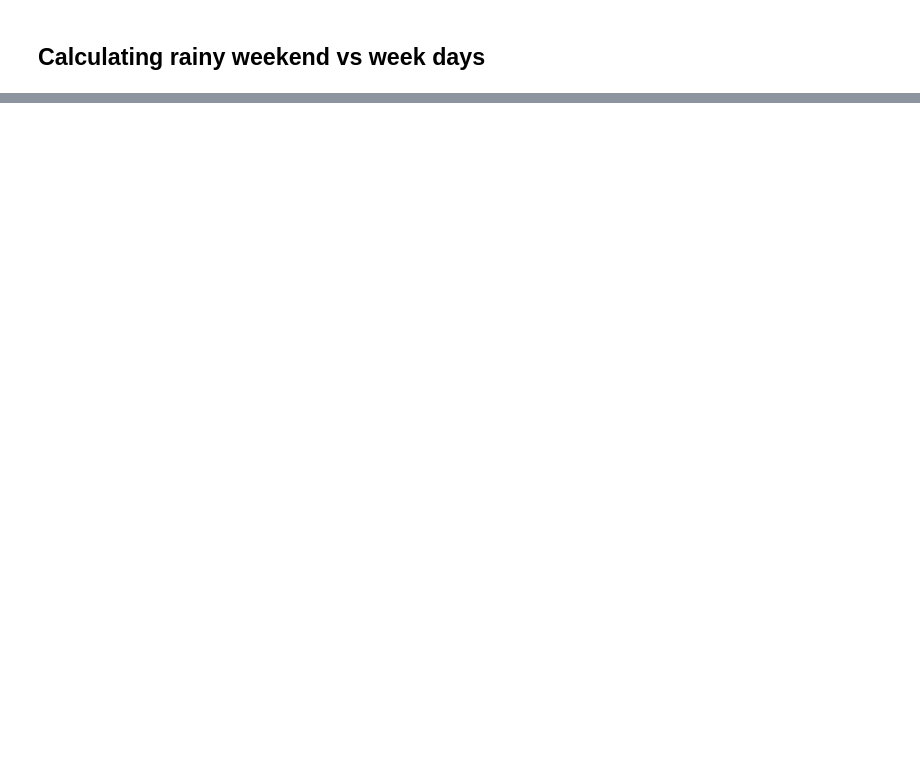
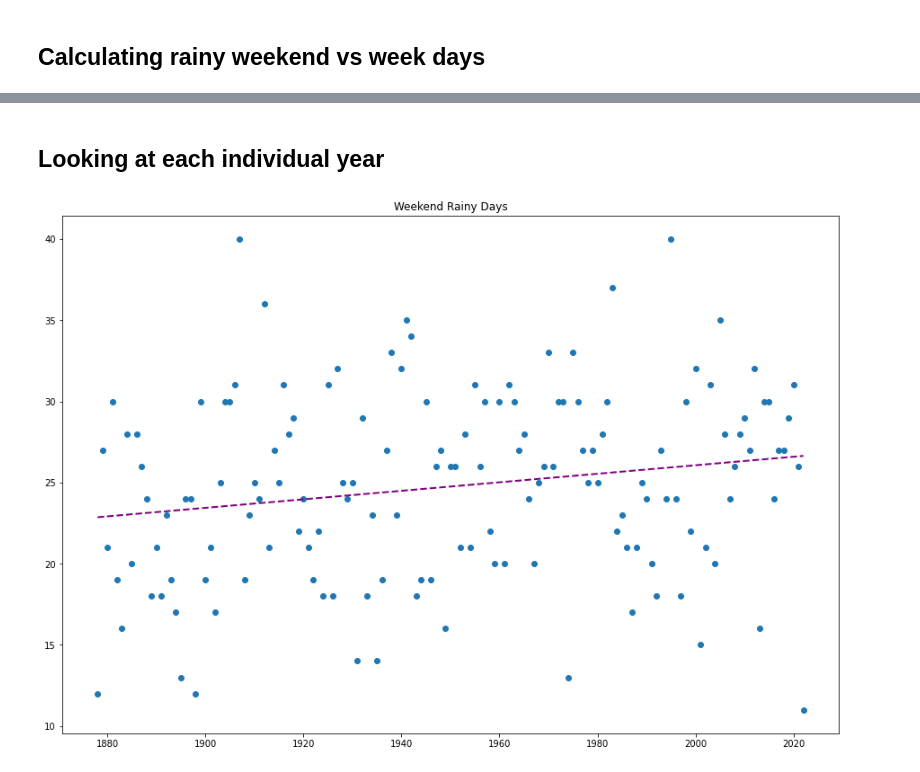
Before and after one commit to Donny208/BoiseWeatherAnalyzer, a Jupyter notebook: Analyze.ipynb, the cells around one changed output, grey strips where cells are left out. Saved outputs shown, nothing was run; the diff lists cells and outputs as text; code cells hidden in the pictures; blank space fills up the shorter version.

```diff
--- a/Analyze.ipynb
+++ b/Analyze.ipynb
@@ -40,0 +69,46 @@ plt.show()
+# %% [markdown]
+## Looking at each individual year
+# %%
+rain_data = []
+
+for x in range(min(df['year']), max(df['year'])+1):
+      year_data = df.loc[df['year']==x]
+      year_data_rain_days = year_data.loc[year_data['precipitation'] > 0]
+      weekend = year_data.loc[year_data['weekday'] > (3 if include_friday_as_weeked else 4)]
+      weekend_rain = weekend.loc[weekend['precipitation'] > 0]
+      weekday = year_data.loc[year_data['weekday'] < (4 if include_friday_as_weeked else 5)]
+      weekday_rain = weekday.loc[weekday['precipitation'] > 0]
+
+      rain_data.append({
+            'year': x,
+            'total_days': len(year_data),
+            'total_rain_days': len(year_data_rain_days),
+            'total_weekend_days': len(weekend),
+            'total_weekend_rain_days': len(weekend_rain),
+            'weekend_rain_percentage': (len(weekend_rain)/len(weekend))*100,
+            'total_weekday_days': len(weekday),
+            'total_weekday_rain_days': len(weekday_rain),
+            'weekday_rain_percentage': (len(weekday_rain)/len(weekday))*100
+      })
+# %%
+fig = plt.figure()
+ax = fig.add_axes([0, 0, 2, 2])
+
+#define data
+x = np.array([x['year'] for x in rain_data])
+y = np.array([x['total_weekend_rain_days'] for x in rain_data])
+
+#create scatterplot
+plt.scatter(x, y)
+
+#calculate equation for trendline
+z = np.polyfit(x, y, 1)
+p = np.poly1d(z)
+
+#add trendline to plot
+plt.plot(x, p(x), color='purple', linewidth='2', linestyle='--')
+
+plt.title("Weekend Rainy Days")
+plt.show()
+# %% [output]
+[figure, added]
```
Also changed, not shown: parts of 11 cells of this notebook, 3 other files.
